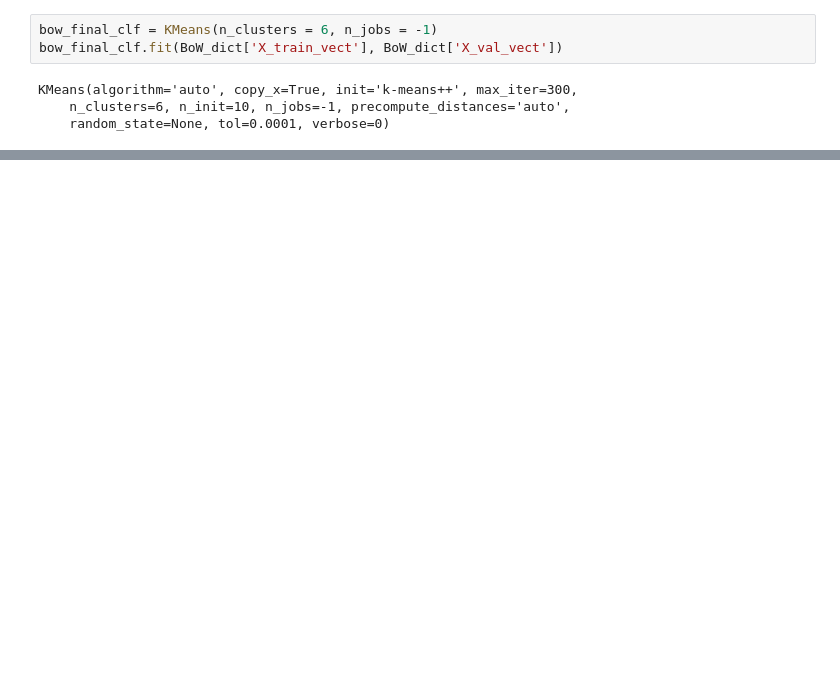
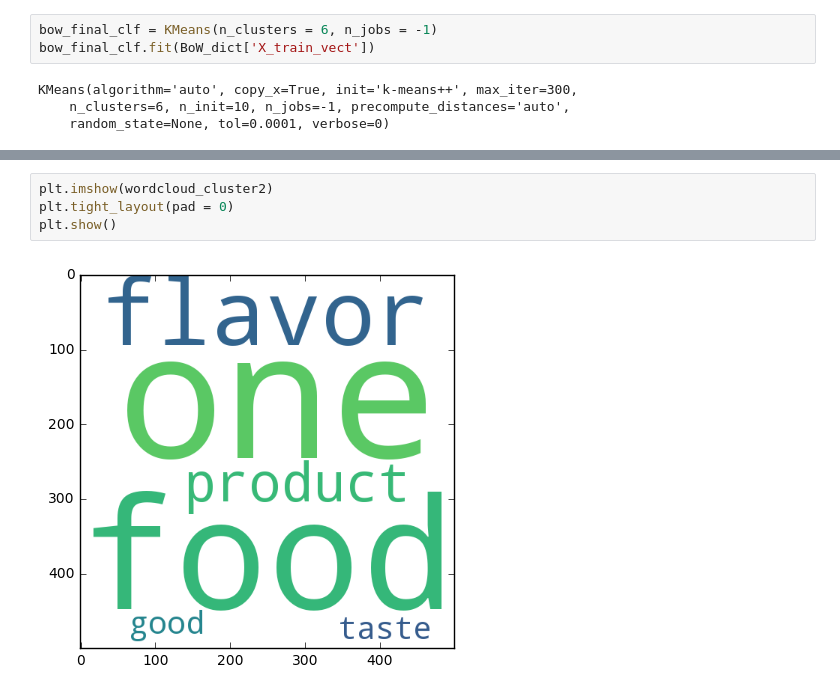
Before and after one commit to rajendrac3/Machine-Learning, a Jupyter notebook: Apply K-means, Agglomerative, DBSCAN clustering algorithms on Amazon reviews data set/Apply K-means, Agglomerative, DBSCAN clustering algorithms on Amazon reviews data set.ipynb, the cells around one changed output, grey strips where cells are left out. Saved outputs shown, nothing was run; the diff lists cells and outputs as text; blank space fills up the shorter version.

```diff
--- a/Apply K-means, Agglomerative, DBSCAN clustering algorithms on Amazon reviews data set/Apply K-means, Agglomerative, DBSCAN clustering algorithms on Amazon reviews data set.ipynb
+++ b/Apply K-means, Agglomerative, DBSCAN clustering algorithms on Amazon reviews data set/Apply K-means, Agglomerative, DBSCAN clustering algorithms on Amazon reviews data set.ipynb
@@ -635,6 +664,6 @@ array([[1.11869337e-04, 0.00000000e+00, 1.11869337e-04, ...,
 # %%
 bow_final_clf = KMeans(n_clusters = 6, n_jobs = -1)
-bow_final_clf.fit(BoW_dict['X_train_vect'], BoW_dict['X_val_vect'])
+bow_final_clf.fit(BoW_dict['X_train_vect'])
 # %% [output]
 KMeans(algorithm='auto', copy_x=True, init='k-means++', max_iter=300,
     n_clusters=6, n_init=10, n_jobs=-1, precompute_distances='auto',
@@ -657,0 +729,6 @@ IndexError: list index out of range
+# %%
+plt.imshow(wordcloud_cluster2)
+plt.tight_layout(pad = 0)
+plt.show()
+# %% [output]
+[figure, added]
```
Also changed, not shown: parts of 18 cells of this notebook.
